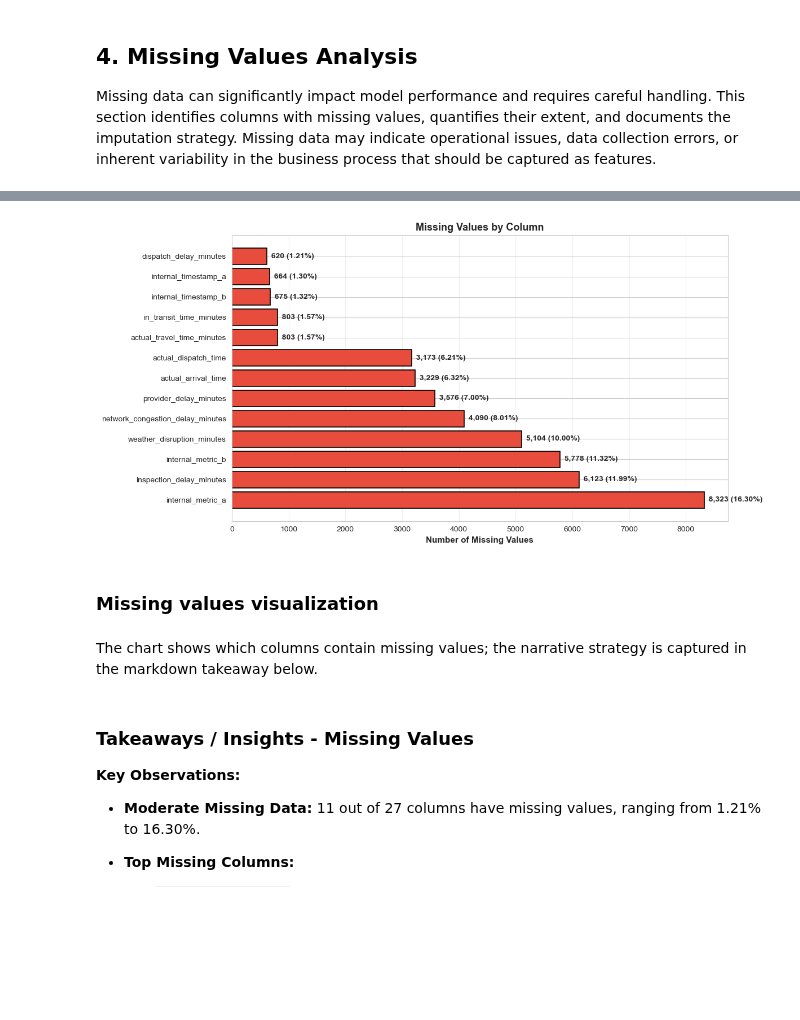
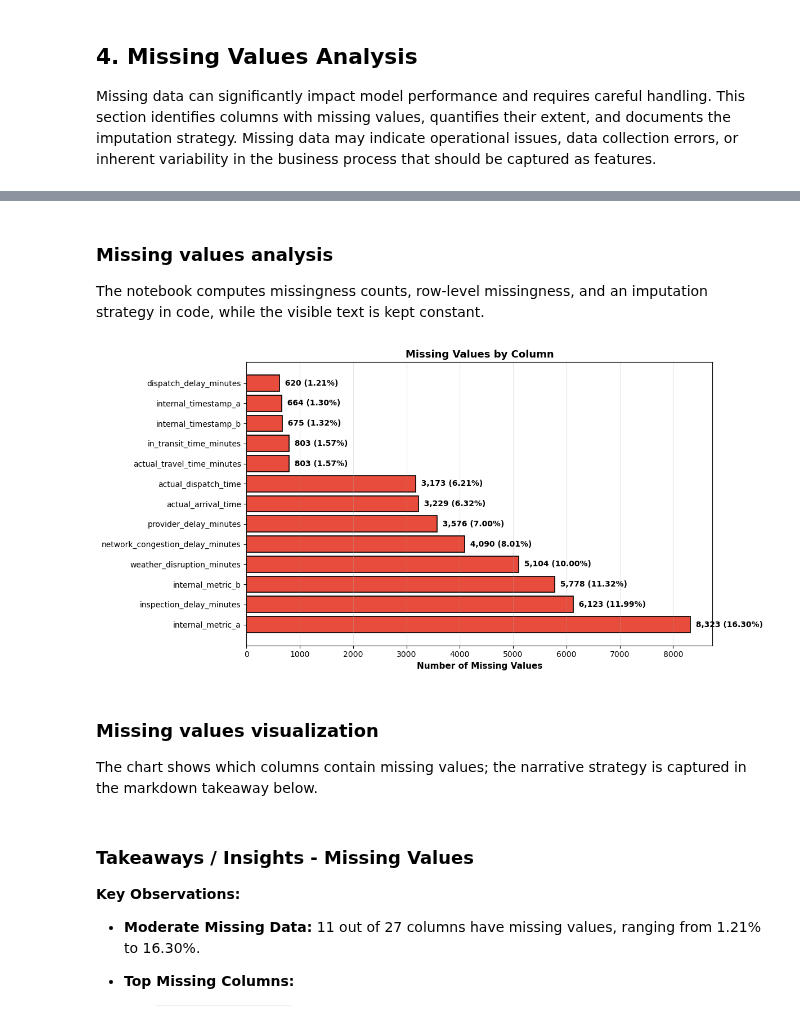
Before and after one commit to InbarKedem/final-project-intro-to-ml, a Jupyter notebook: task.ipynb, the cells around one changed output, grey strips where cells are left out. Saved outputs shown, nothing was run; the diff lists cells and outputs as text; code cells hidden in the pictures; blank space fills up the shorter version.

```diff
--- a/task.ipynb
+++ b/task.ipynb
@@ -143,37 +152,39 @@ The notebook computes missingness counts, row-level missingness, and an imputati
+# %% [markdown]
+### Missing values analysis
+
+The notebook computes missingness counts, row-level missingness, and an imputation strategy in code, while the visible text is kept constant.
 # %%
 # Visualize missing values
 # Get all columns with any missing values (for comprehensive view)
 missing_by_col = train_df.isnull().sum()
 missing_by_col = missing_by_col[missing_by_col > 0].sort_values(ascending=False)
 
 if len(missing_by_col) > 0:
     fig, ax = plt.subplots(figsize=(12, 6))
 
     # Create bar chart
     bars = ax.barh(range(len(missing_by_col)), missing_by_col.values, color='#e74c3c', edgecolor='black', linewidth=1.2)
     ax.set_yticks(range(len(missing_by_col)))
     ax.set_yticklabels(missing_by_col.index)
     ax.set_xlabel('Number of Missing Values', fontsize=11, fontweight='bold')
     ax.set_title('Missing Values by Column', fontsize=13, fontweight='bold')
     ax.grid(axis='x', alpha=0.3)
 
     # Add percentage labels on bars
     for i, (col, count) in enumerate(missing_by_col.items()):
         pct = (count / len(train_df)) * 100
         ax.text(count, i, f'  {count:,} ({pct:.2f}%)', va='center', fontweight='bold', fontsize=10)
 
     plt.tight_layout()
     plt.show()
-
-    md("### Missing values visualization")
-    md("The chart shows which columns contain missing values; the narrative strategy is captured in the markdown takeaway below.")
 else:
-    md("### Missing values visualization")
-    md("No columns contained missing values in this dataset snapshot.")
+    print("No missing values found in the training dataset.")
 # %% [output]
-[figure, old version]
+[figure, new version]
-### Missing values visualization
-The chart shows which columns contain missing values; the narrative strategy is captured in the markdown takeaway below.
+# %% [markdown]
+### Missing values visualization
+
+The chart shows which columns contain missing values; the narrative strategy is captured in the markdown takeaway below.
 # %% [markdown]
 ### Takeaways / Insights - Missing Values
 
```
Also changed, not shown: parts of 37 cells of this notebook.
